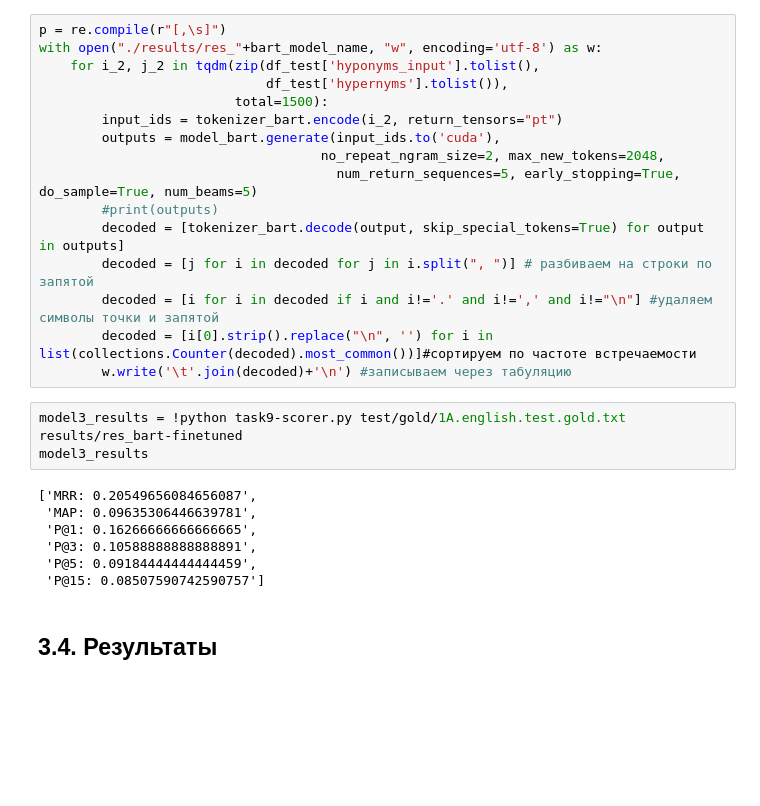
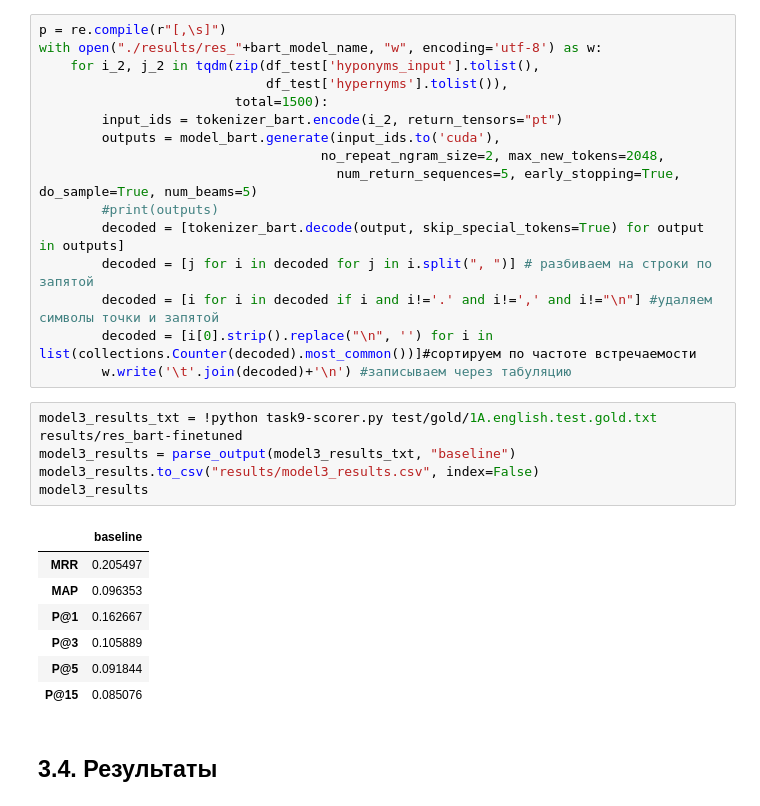
Before and after one commit to Falconwatch/llm_course, a Jupyter notebook: HW3/ДЗ3_done.ipynb, the cells around one changed output. Cells and saved outputs as stored; diff of their text form; blank space fills up the shorter version.

```diff
--- a/HW3/ДЗ3_done.ipynb
+++ b/HW3/ДЗ3_done.ipynb
@@ -367,15 +383,18 @@ with open("./results/res_"+bart_model_name, "w", encoding='utf-8') as w:
         decoded = [i[0].strip().replace("\n", '') for i in list(collections.Counter(decoded).most_common())]#сортируем по частоте встречаемости
         w.write('\t'.join(decoded)+'\n') #записываем через табуляцию
 # %%
-model3_results = !python task9-scorer.py test/gold/1A.english.test.gold.txt results/res_bart-finetuned
+model3_results_txt = !python task9-scorer.py test/gold/1A.english.test.gold.txt results/res_bart-finetuned
+model3_results = parse_output(model3_results_txt, "baseline")
+model3_results.to_csv("results/model3_results.csv", index=False)
 model3_results
 # %% [output]
-['MRR: 0.20549656084656087',
- 'MAP: 0.09635306446639781',
- 'P@1: 0.16266666666666665',
- 'P@3: 0.10588888888888891',
- 'P@5: 0.09184444444444459',
- 'P@15: 0.08507590742590757']
+|  | baseline |
+| MRR | 0.205497 |
+| MAP | 0.096353 |
+| P@1 | 0.162667 |
+| P@3 | 0.105889 |
+| P@5 | 0.091844 |
+| P@15 | 0.085076 |
 # %% [markdown]
 ## 3.4. Результаты
 # %% [markdown]
```
Also changed, not shown: parts of 8 cells of this notebook.
